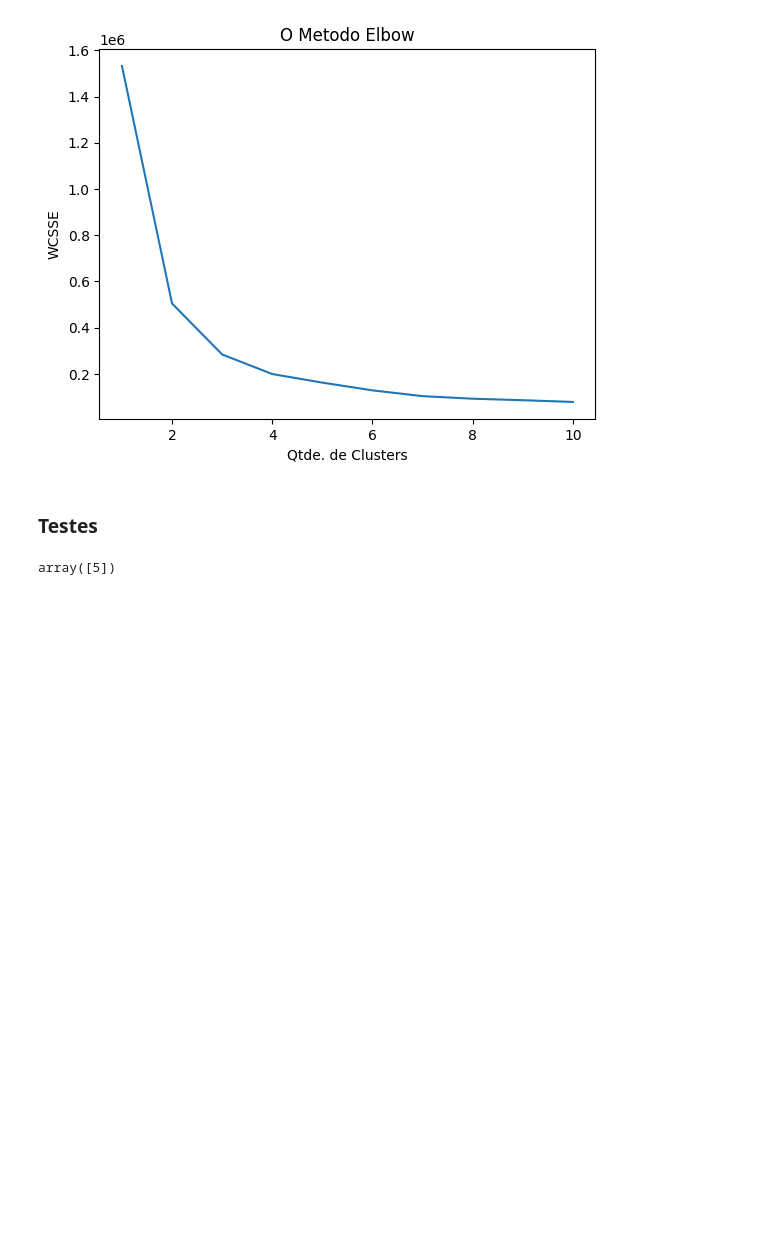
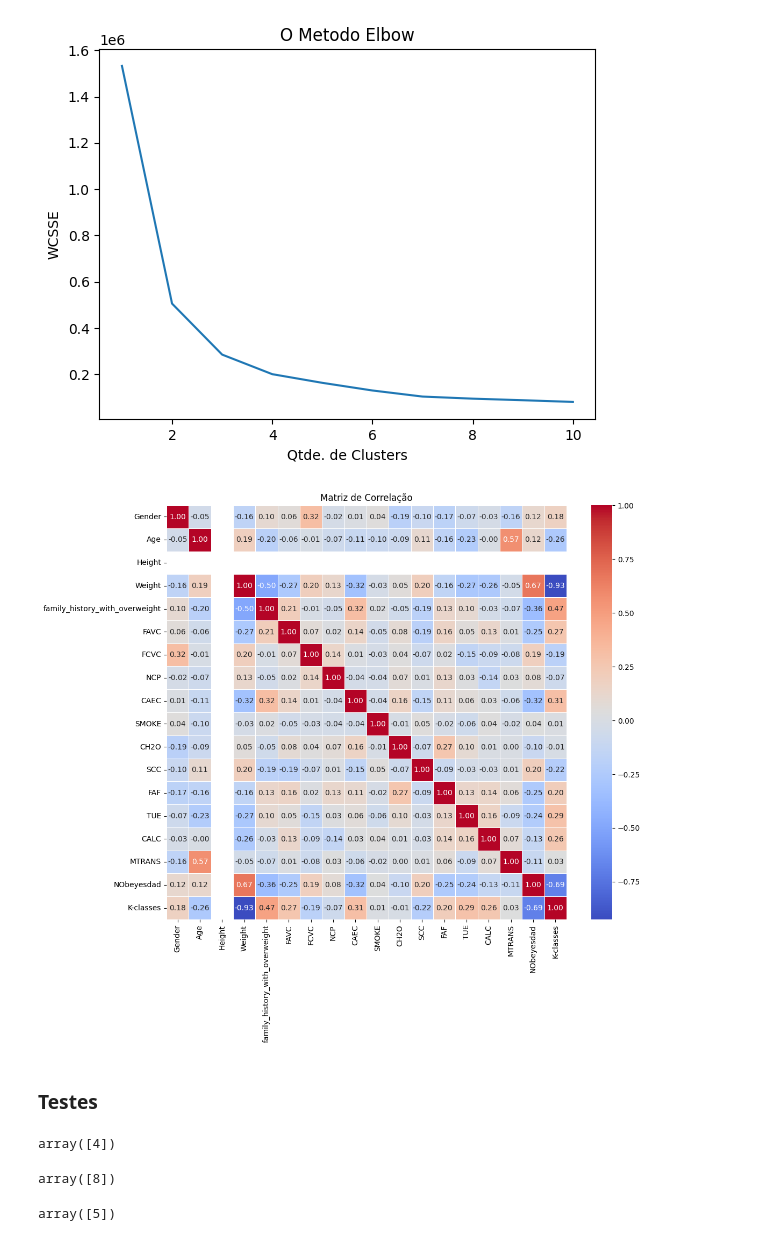
Before and after one commit to muriloribeirx/NeuralNetworks-Clustering, a Jupyter notebook: Clustering/newClustering.ipynb, the cells around one changed output. Cells and saved outputs as stored; diff of their text form; code cells hidden in the pictures; blank space fills up the shorter version.

```diff
--- a/Clustering/newClustering.ipynb
+++ b/Clustering/newClustering.ipynb
@@ -29,8 +29,8 @@ df.SMOKE = df.SMOKE.replace({'yes': 0, 'no': 1})
 df.SCC = df.SCC.replace({'yes': 0, 'no': 1})
 df.CALC = df.CALC.replace({'Sometimes': 0, 'Frequently': 1, 'Always': 2, 'no': 3})
 df.MTRANS = df.MTRANS.replace({'Public_Transportation': 0, 'Walking': 1, 'Automobile': 2, 'Motorbike': 3, 'Bike': 4})
-# df.NObeyesdad = df.NObeyesdad.replace({'Normal_Weight': 0, 'Overweight_Level_I': 1, 'Overweight_Level_II': 2, 'Insufficient_Weight': 3,
-#                                        'Obesity_Type_I': 4, 'Obesity_Type_II': 4, 'Obesity_Type_III': 5})
+df.NObeyesdad = df.NObeyesdad.replace({'Normal_Weight': 0, 'Overweight_Level_I': 1, 'Overweight_Level_II': 2, 'Insufficient_Weight': 3,
+                                       'Obesity_Type_I': 4, 'Obesity_Type_II': 4, 'Obesity_Type_III': 5})
 
 #Informacoes do dataset após mudanças
 df.info()
@@ -157,16 +157,31 @@ plt.ylabel('WCSSE') # Within Cluster Sum of Squares
 plt.show()
 # %% [output]
 [figure]
+# %%
+# Criando a matriz de correlação
+correlation_matrix = df.corr()
+
+# Criando um heatmap usando Seaborn
+plt.figure(figsize=(12, 10))
+sb.heatmap(correlation_matrix, annot=True, cmap='coolwarm', fmt=".2f", linewidths=.5)
+plt.title('Matriz de Correlação')
+plt.show()
+# %% [output]
+[figure, added]
 # %% [markdown]
 ### Testes
 # %%
-usuario= [[1, 21, 1, 64, 0, 1, 2, 3, 0, 1, 2, 1, 0, 1, 3, 0] ] #classe 2
+usuario= [[1,21,1,64,0,1,2,3,0,1,2,1,0,1,3,0]] #classe 2
 kmeans.predict(usuario)
 # %% [output]
-array([5])
+array([4])
 # %%
 usuario2 = [[0,	23,	1,	77,	0,	1,	2,	3,	0,	1,	2,	1,	2,	1,	1,	0	] ] #classe 1
 kmeans.predict(usuario2)
+# %% [output]
+array([8])
 # %%
-usuario3 =  [[1, 20, 1,	131,	0,	0,	3,	3,	0,	1,	1,	1,	1,	0,	0,	0] ] #  classe 0
+usuario3 =  [[1, 20, 1,	131,	0,	0,	3,	3,	0,	1,	1,	1,	1,	0,	0,	0,] ] #  classe 0
 kmeans.predict(usuario3)
+# %% [output]
+array([5])
```
Also changed, not shown: parts of 5 cells of this notebook, 1 other file.
